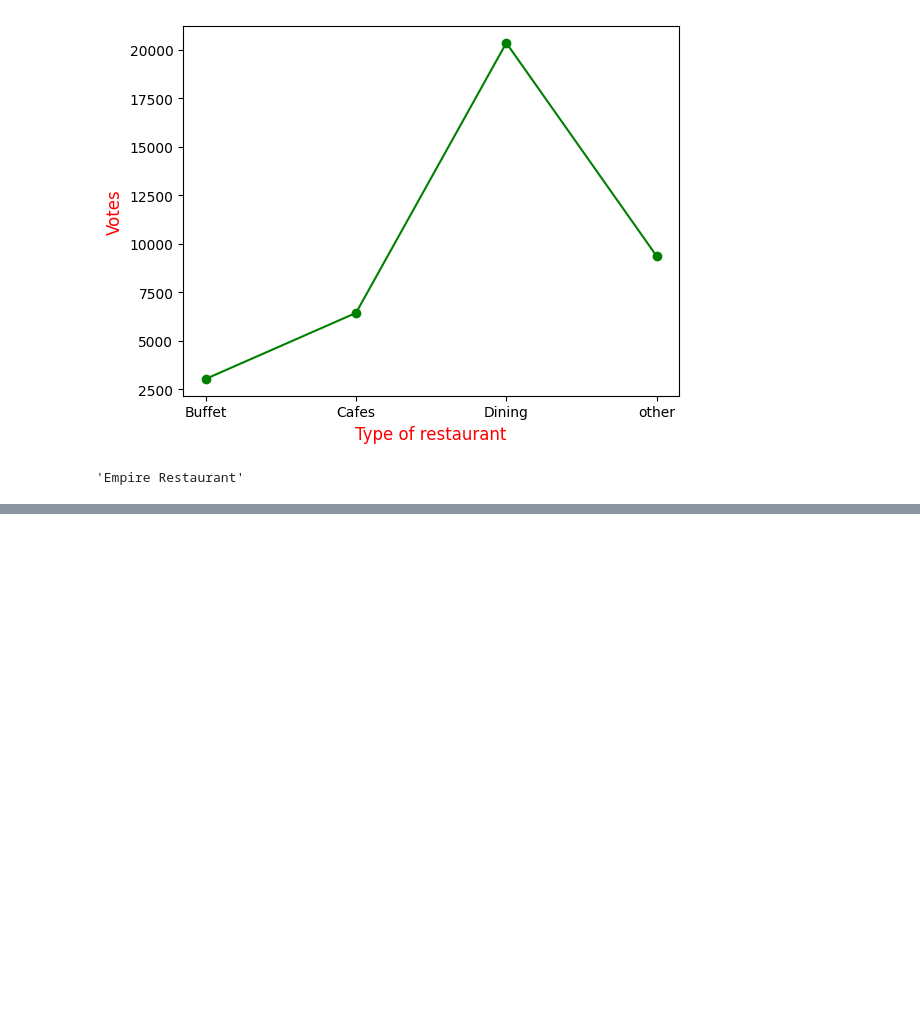
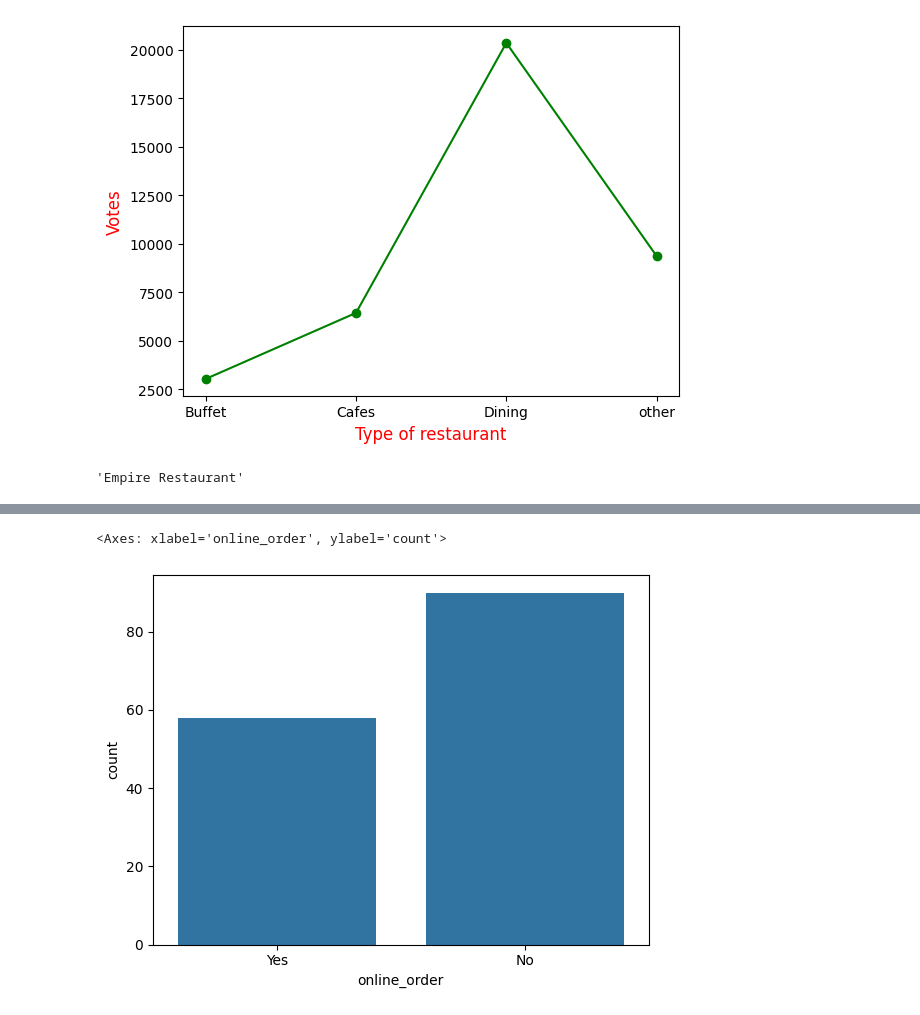
Before and after one commit to ashrafkvt/CameraApp, a Jupyter notebook: analyse_zomato_data.ipynb, the cells around one changed output, grey strips where cells are left out. Cells and saved outputs as stored; diff of their text form; code cells hidden in the pictures; blank space fills up the shorter version.

Commit message:
Plot chart based on the online_order column

```diff
--- a/analyse_zomato_data.ipynb
+++ b/analyse_zomato_data.ipynb
@@ -83,0 +79,5 @@ dtype: int64
+# %%
+sns.countplot(x=df['online_order'])
+# %% [output]
+<Axes: xlabel='online_order', ylabel='count'>
+[figure, added]
```
Also changed, not shown: parts of 1 cell of this notebook.
